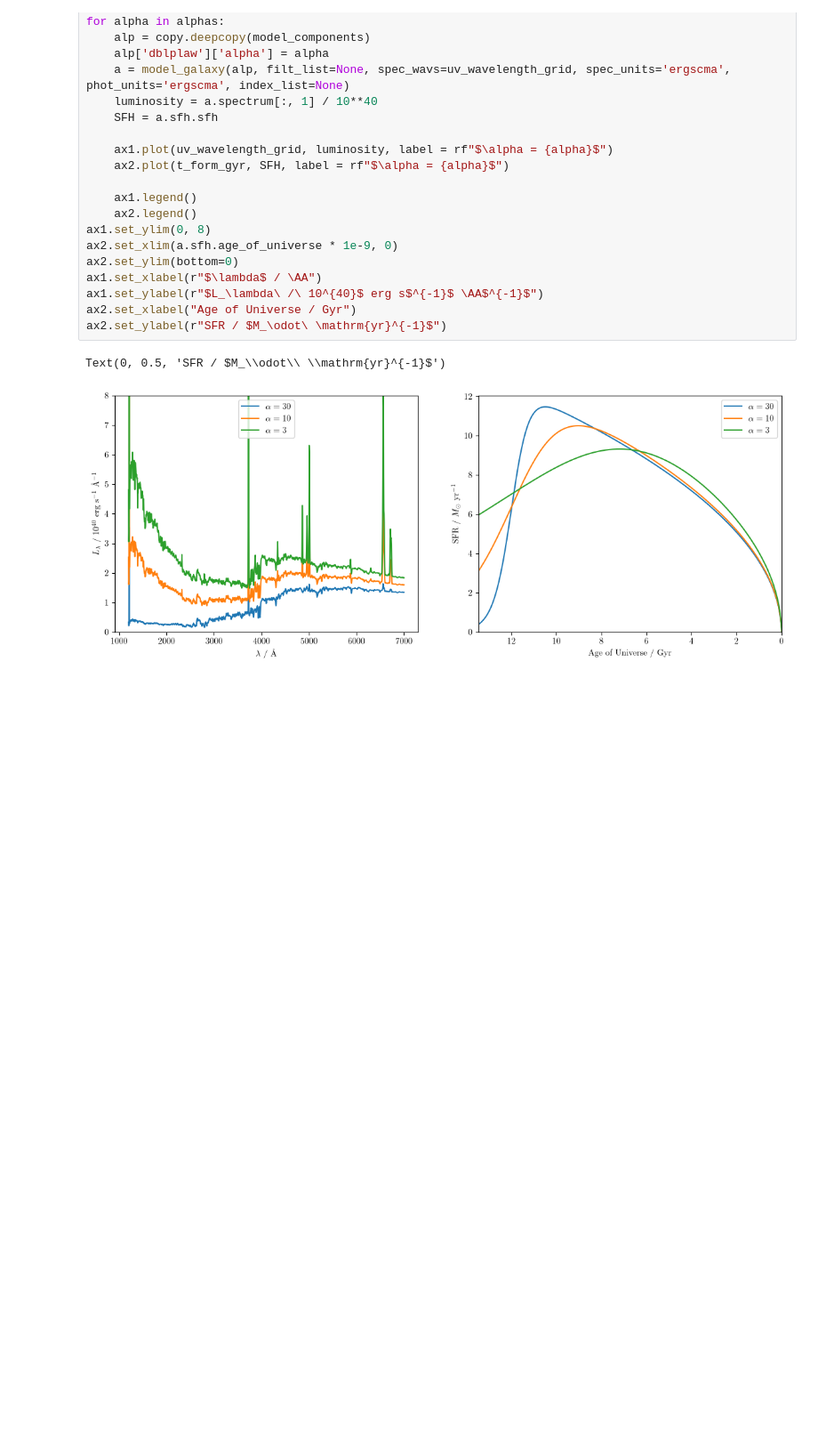
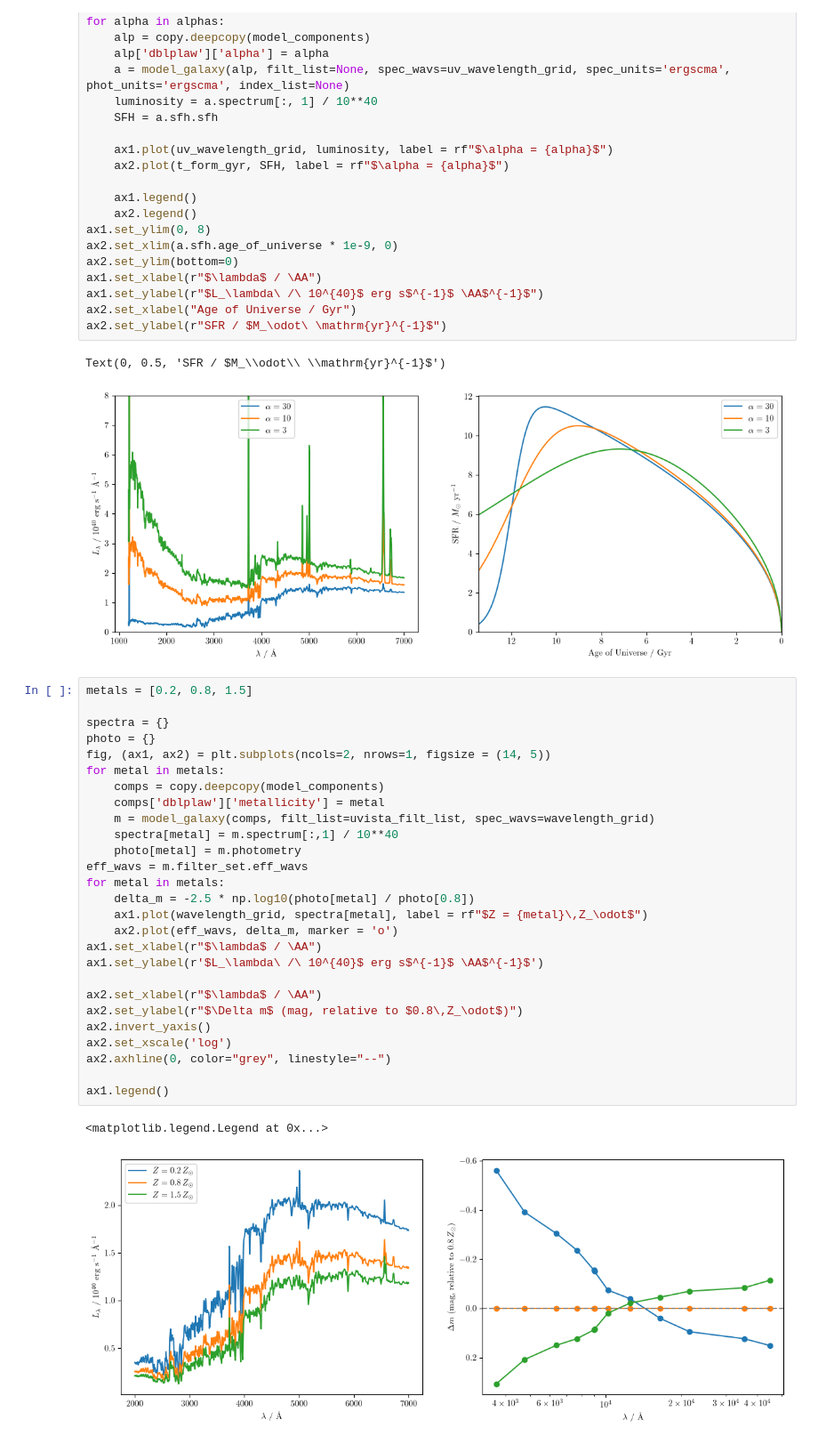
Before and after one commit to ChristineHao-zhcekl/galprior, a Jupyter notebook: BAGPIPES/parameter_intuition.ipynb, the cells around one changed output. Shown at 89% size. Drawn from its saved outputs; the diff is of its cells as text; blank space fills up the shorter version.

Commit message:
Metallicity Test

```diff
--- a/BAGPIPES/parameter_intuition.ipynb
+++ b/BAGPIPES/parameter_intuition.ipynb
@@ -161,3 +161,33 @@ ax2.set_ylabel(r"SFR / $M_\odot\ \mathrm{yr}^{-1}$")
 # %% [output]
 Text(0, 0.5, 'SFR / $M_\\odot\\ \\mathrm{yr}^{-1}$')
 [figure]
+# %%
+metals = [0.2, 0.8, 1.5]
+
+spectra = {}
+photo = {}
+fig, (ax1, ax2) = plt.subplots(ncols=2, nrows=1, figsize = (14, 5))
+for metal in metals:
+    comps = copy.deepcopy(model_components)
+    comps['dblplaw']['metallicity'] = metal
+    m = model_galaxy(comps, filt_list=uvista_filt_list, spec_wavs=wavelength_grid)
+    spectra[metal] = m.spectrum[:,1] / 10**40
+    photo[metal] = m.photometry
+eff_wavs = m.filter_set.eff_wavs
+for metal in metals:
+    delta_m = -2.5 * np.log10(photo[metal] / photo[0.8])
+    ax1.plot(wavelength_grid, spectra[metal], label = rf"$Z = {metal}\,Z_\odot$")
+    ax2.plot(eff_wavs, delta_m, marker = 'o')
+ax1.set_xlabel(r"$\lambda$ / \AA")
+ax1.set_ylabel(r'$L_\lambda\ /\ 10^{40}$ erg s$^{-1}$ \AA$^{-1}$')
+
+ax2.set_xlabel(r"$\lambda$ / \AA")
+ax2.set_ylabel(r"$\Delta m$ (mag, relative to $0.8\,Z_\odot$)")
+ax2.invert_yaxis()
+ax2.set_xscale('log')
+ax2.axhline(0, color="grey", linestyle="--")
+
+ax1.legend()
+# %% [output]
+<matplotlib.legend.Legend at 0x...>
+[figure, added]
```
